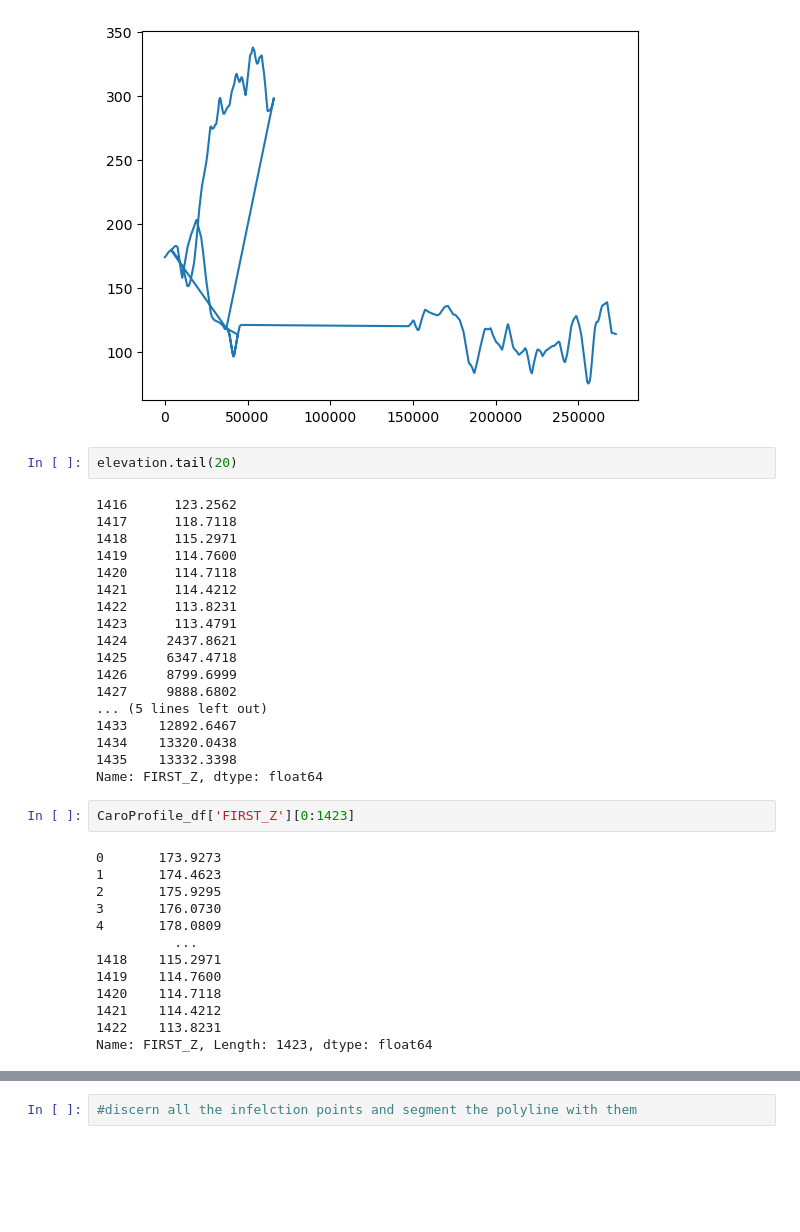
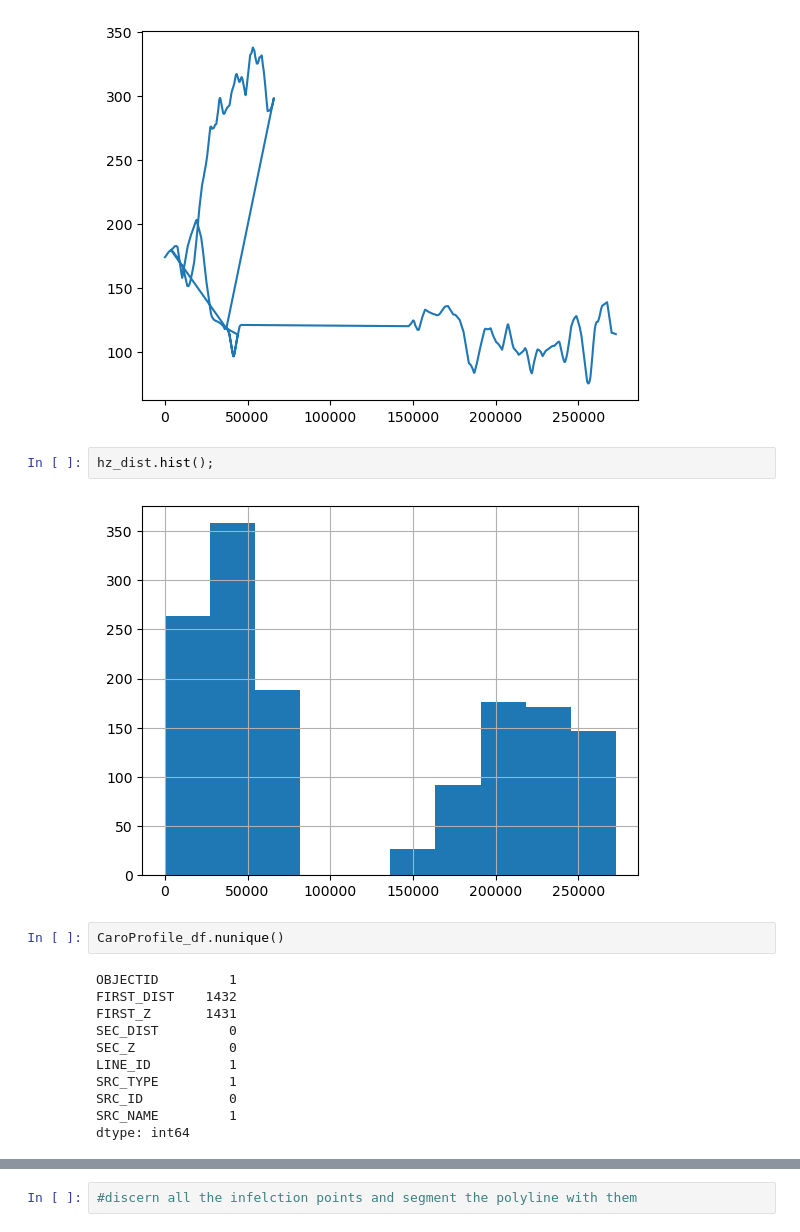
Before and after one commit to deeper747/2023_NSOE_Commuter_Rail, a Jupyter notebook: 02_Scripts/SegmentAmtrakRoute.ipynb, the cells around one changed output, grey strips where cells are left out. Saved outputs shown, nothing was run; the diff lists cells and outputs as text; blank space fills up the shorter version.

```diff
--- a/02_Scripts/SegmentAmtrakRoute.ipynb
+++ b/02_Scripts/SegmentAmtrakRoute.ipynb
@@ -87,38 +117,20 @@ plt.plot(hz_dist, elevation)
 # %% [output]
 [<matplotlib.lines.Line2D at 0x...>]
 [figure]
-# %%
-elevation.tail(20)
-# %% [output]
-1416      123.2562
-1417      118.7118
-1418      115.2971
-1419      114.7600
-1420      114.7118
-1421      114.4212
-1422      113.8231
-1423      113.4791
-1424     2437.8621
-1425     6347.4718
-1426     8799.6999
-1427     9888.6802
-... (5 lines left out)
-1433    12892.6467
-1434    13320.0438
-1435    13332.3398
-Name: FIRST_Z, dtype: float64
-# %%
-CaroProfile_df['FIRST_Z'][0:1423]
-# %% [output]
-0       173.9273
-1       174.4623
-2       175.9295
-3       176.0730
-4       178.0809
-          ...
-1418    115.2971
-1419    114.7600
-1420    114.7118
-1421    114.4212
-1422    113.8231
-Name: FIRST_Z, Length: 1423, dtype: float64
+# %%
+hz_dist.hist();
+# %% [output]
+[figure, added]
+# %%
+CaroProfile_df.nunique()
+# %% [output]
+OBJECTID         1
+FIRST_DIST    1432
+FIRST_Z       1431
+SEC_DIST         0
+SEC_Z            0
+LINE_ID          1
+SRC_TYPE         1
+SRC_ID           0
+SRC_NAME         1
+dtype: int64
```
Also changed, not shown: parts of 16 cells of this notebook, 4 other files.
